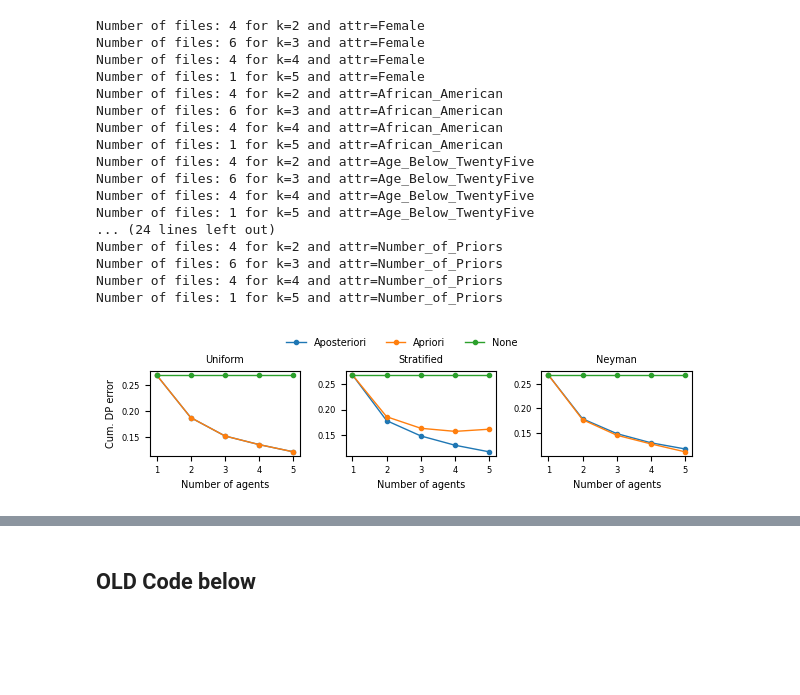
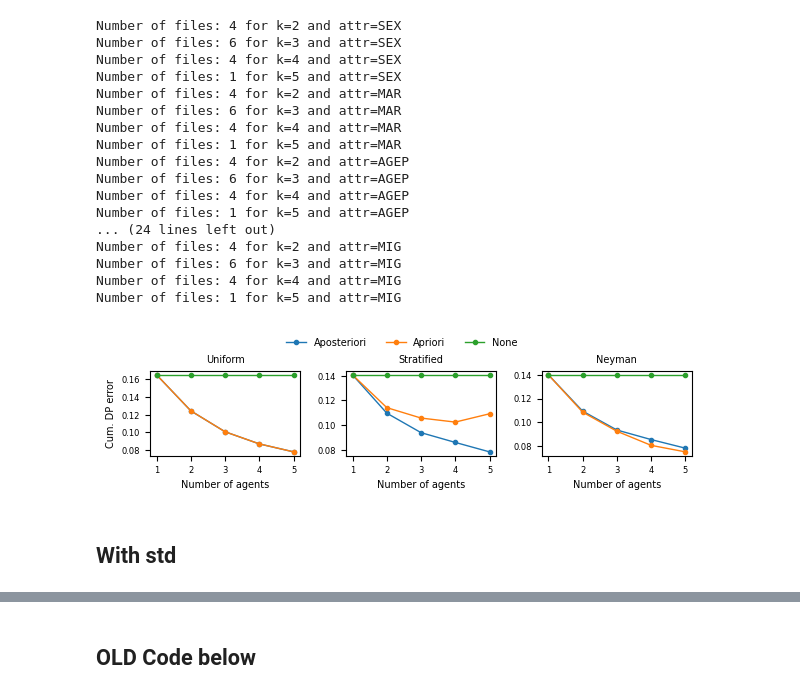
Before and after one commit to sacs-epfl/fairness-audits-with-collaboration, a Jupyter notebook: scripts/combine_multicolab.ipynb, the cells around one changed output, grey strips where cells are left out. Drawn from its saved outputs; the diff is of its cells as text; code cells hidden in the pictures; blank space fills up the shorter version.

```diff
--- a/scripts/combine_multicolab.ipynb
+++ b/scripts/combine_multicolab.ipynb
@@ -3,11 +3,20 @@ import numpy as np
 import pandas as pd
 import os
 import matplotlib.pyplot as plt
+# %%
+dataset = 'ft'
 # %%
-# protected_attributes = ['age', 'sex', 'marital_status', 'own_telephone', 'employment'] # gc
-
-# protected_attributes = ["SEX", "MAR", "AGEP", "NATIVITY", "MIG"] # ft
-
-protected_attributes = ["Female", "African_American", "Age_Below_TwentyFive", "Misdemeanor", "Number_of_Priors"] # pp
+if dataset == 'gc':
+    protected_attributes = ['age', 'sex', 'marital_status', 'own_telephone', 'employment'] # gc
+    budget = 100
+    root_dir = f'/home/dhasade/audits/ml-audits/results/german_credit/multicolab_b{budget}'
+elif dataset == 'ft':
+    protected_attributes = ["SEX", "MAR", "AGEP", "NATIVITY", "MIG"] # ft
+    budget = 500
+    root_dir = f'/home/dhasade/audits/ml-audits/results/folktables/multicolab_b{budget}_new'
+elif dataset == 'pp':
+    protected_attributes = ["Female", "African_American", "Age_Below_TwentyFive", "Misdemeanor", "Number_of_Priors"] # pp
+    budget = 250
+    root_dir = f'/home/dhasade/audits/ml-audits/results/propublica/multicolab_b{budget}'
 
 n = len(protected_attributes)
@@ -73,8 +70,11 @@ def get_dp_errors(root_dir, sample):
             agentwise_dps[base_agent].append(np.mean(ds_k))
     apriori_dps = agentwise_dps
 
+    strategy = 'none'
     all_files = os.listdir(root_dir)
-    none_file = [f for f in all_files if 'none' in f][0]
+    none_files = [f for f in all_files if 'none' in f and sample in f]
+    assert len(none_files) == 1
+    none_file = none_files[0]
 
     none_dps = []
     for attr in protected_attributes:
@@ -137,23 +230,23 @@ Number of files: 1 for k=5 and attr=Number_of_Priors
 sample = 'neyman'
 neyman_cum_apriori_dps, neyman_cum_aposteriori_dps, neyman_cum_none_dps = get_dp_errors(root_dir, sample)
 # %% [output]
-Number of files: 4 for k=2 and attr=Female
-Number of files: 6 for k=3 and attr=Female
-Number of files: 4 for k=4 and attr=Female
-Number of files: 1 for k=5 and attr=Female
-Number of files: 4 for k=2 and attr=African_American
-Number of files: 6 for k=3 and attr=African_American
-Number of files: 4 for k=4 and attr=African_American
-Number of files: 1 for k=5 and attr=African_American
-Number of files: 4 for k=2 and attr=Age_Below_TwentyFive
-Number of files: 6 for k=3 and attr=Age_Below_TwentyFive
-Number of files: 4 for k=4 and attr=Age_Below_TwentyFive
-Number of files: 1 for k=5 and attr=Age_Below_TwentyFive
+Number of files: 4 for k=2 and attr=SEX
+Number of files: 6 for k=3 and attr=SEX
+Number of files: 4 for k=4 and attr=SEX
+Number of files: 1 for k=5 and attr=SEX
+Number of files: 4 for k=2 and attr=MAR
+Number of files: 6 for k=3 and attr=MAR
+Number of files: 4 for k=4 and attr=MAR
+Number of files: 1 for k=5 and attr=MAR
+Number of files: 4 for k=2 and attr=AGEP
+Number of files: 6 for k=3 and attr=AGEP
+Number of files: 4 for k=4 and attr=AGEP
+Number of files: 1 for k=5 and attr=AGEP
 ... (24 lines left out)
-Number of files: 4 for k=2 and attr=Number_of_Priors
-Number of files: 6 for k=3 and attr=Number_of_Priors
-Number of files: 4 for k=4 and attr=Number_of_Priors
-Number of files: 1 for k=5 and attr=Number_of_Priors
+Number of files: 4 for k=2 and attr=MIG
+Number of files: 6 for k=3 and attr=MIG
+Number of files: 4 for k=4 and attr=MIG
+Number of files: 1 for k=5 and attr=MIG
 # %%
 s = 7
 params = {
@@ -190,33 +283,34 @@ axs[0].set_title('Uniform')
 axs[1].plot(range(1, n+1), stratified_cum_aposteriori_dps, 'o-', label='Aposteriori')
 axs[1].plot(range(1, n+1), stratified_cum_apriori_dps, 'o-', label='Apriori')
 axs[1].plot(range(1, n+1), stratified_cum_none_dps, 'o-', label='None')
 
 axs[1].set_xlabel('Number of agents')
 axs[1].set_title('Stratified')
 
 # plot none, apriori, aposteriori for neyman
 axs[2].plot(range(1, n+1), neyman_cum_aposteriori_dps, 'o-', label='Aposteriori')
 axs[2].plot(range(1, n+1), neyman_cum_apriori_dps, 'o-', label='Apriori')
 axs[2].plot(range(1, n+1), neyman_cum_none_dps, 'o-', label='None')
 
 axs[2].set_xlabel('Number of agents')
 axs[2].set_title('Neyman')
 
 # add legend outside of plot in the center
 axs[0].legend(bbox_to_anchor=(2.5, 1.5), loc='upper right', ncol=3)
 
 # add some space between plots
 plt.subplots_adjust(wspace=0.3)
 
 # set ylim (0.14, 0.32) for all plots
 # y_min = 0.14; y_max = 0.32
 # for ax in axs:
 #     ax.set_ylim(y_min, y_max)
 
 # save figure
 # plot_name = f'gc_multicolab.pdf'
-plot_name = f'pp_multicolab.pdf'
+# plot_name = f'pp_multicolab.pdf'
+# plot_name = f'ft_multicolab.pdf'
 # plt.savefig(f'../results/plots/{plot_name}', bbox_inches='tight', dpi=300)
 # %% [output]
-[figure, old version]
+[figure, new version]
 # %%
@@ -253,0 +351,2 @@ df = pd.DataFrame(rows, columns=['n', 'collaboration', 'cum_dp_error'])
+# %% [markdown]
+## With std
```
Also changed, not shown: parts of 10 cells of this notebook, 2 other files.
